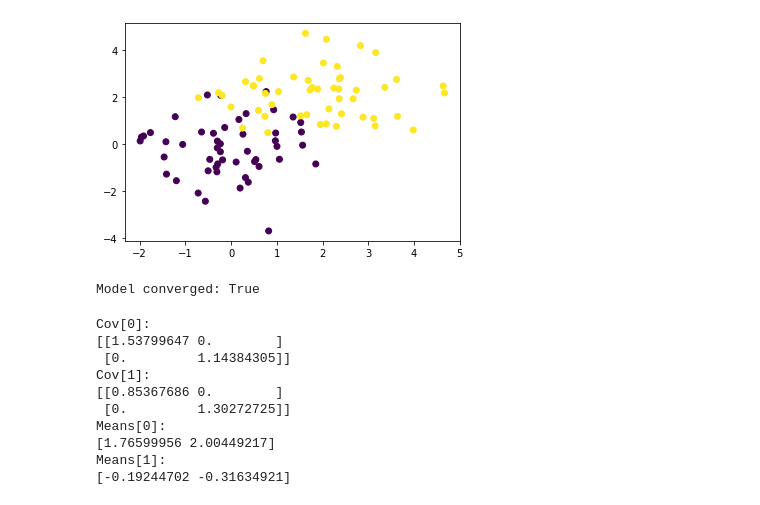
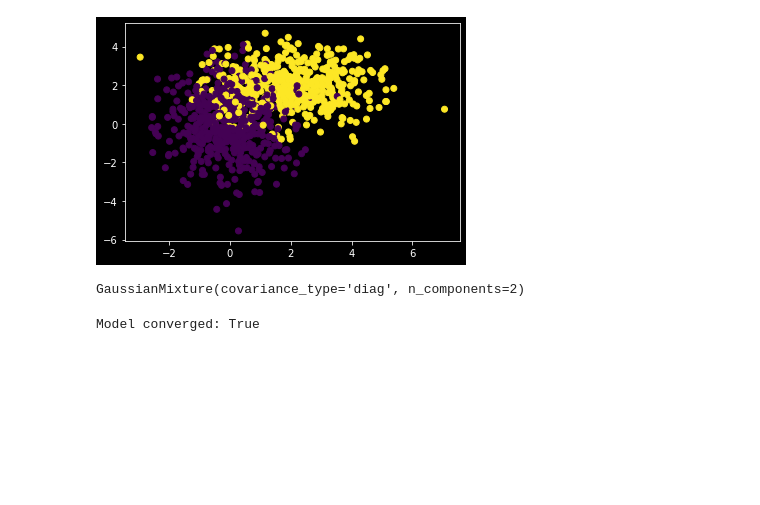
Before and after one commit to franneck94/UdemyML, a Jupyter notebook: Chapter10_Clustering/GaussianCLusteringSklearn/GMM_Sklearn_end.ipynb, the cells around one changed output. Drawn from its saved outputs; the diff is of its cells as text; code cells hidden in the pictures; blank space fills up the shorter version.

```diff
--- a/Chapter10_Clustering/GaussianCLusteringSklearn/GMM_Sklearn_end.ipynb
+++ b/Chapter10_Clustering/GaussianCLusteringSklearn/GMM_Sklearn_end.ipynb
@@ -9,20 +8,0 @@ from plotting import plot_results
-# %%
-def generate_dataset():
-    num_class1 = 50
-    num_class2 = 50
-    cov1 = np.array([[1, 0], [0, 2]])
-    mean1 = np.array([0, 0])
-    cov2 = np.array([[2, 0], [0, 1]])
-    mean2 = np.array([2, 2])
-    data1 = np.random.multivariate_normal(
-        mean1, cov1, num_class1
-    )
-    data2 = np.random.multivariate_normal(
-        mean2, cov2, num_class2
-    )
-    data = np.concatenate((data1, data2), axis=0)
-    classes = np.array(
-        [0 for i in range(num_class1)] +
-        [1 for i in range(num_class2)]
-    )
-    return data, classes
@@ -31,8 +9,15 @@ x, y = generate_dataset()
+# %%
+x, y = generate_dataset(50_000, 50_000)
+
+idxs = np.random.permutation(len(x))
+
+x = x[idxs]
+y = y[idxs]
 # %%
-plt.scatter(x[:,0], x[:,1], c=y)
+plt.scatter(x[:1000, 0], x[:1000, 1], c=y[:1000])
 plt.show()
 # %% [output]
-[figure, old version]
+[figure, new version]
 # %%
 n_components = 2
 
@@ -41,27 +26,15 @@ gauss = GaussianMixture(
     covariance_type="diag"
 )
 gauss.fit(x)
-
-print(f"Model converged: {gauss.converged_}")
 # %% [output]
-Model converged: True
+GaussianMixture(covariance_type='diag', n_components=2)
+# %%
+print(f"Model converged: {gauss.converged_}")
+# %% [output]
+Model converged: True
 # %%
 covs = gauss.covariances_
 means = gauss.means_
 
-print(f"Cov[0]:\n{np.diag(covs[0])}")
-print(f"Cov[1]:\n{np.diag(covs[1])}")
-
-print(f"Means[0]:\n{means[0]}")
-print(f"Means[1]:\n{means[1]}")
+cov1 = np.diag(covs[0])
+cov2 = np.diag(covs[1])
-# %% [output]
-Cov[0]:
-[[1.53799647 0.        ]
- [0.         1.14384305]]
-Cov[1]:
-[[0.85367686 0.        ]
- [0.         1.30272725]]
-Means[0]:
-[1.76599956 2.00449217]
-Means[1]:
-[-0.19244702 -0.31634921]
```
Also changed, not shown: parts of 7 cells of this notebook, 6 other files.
